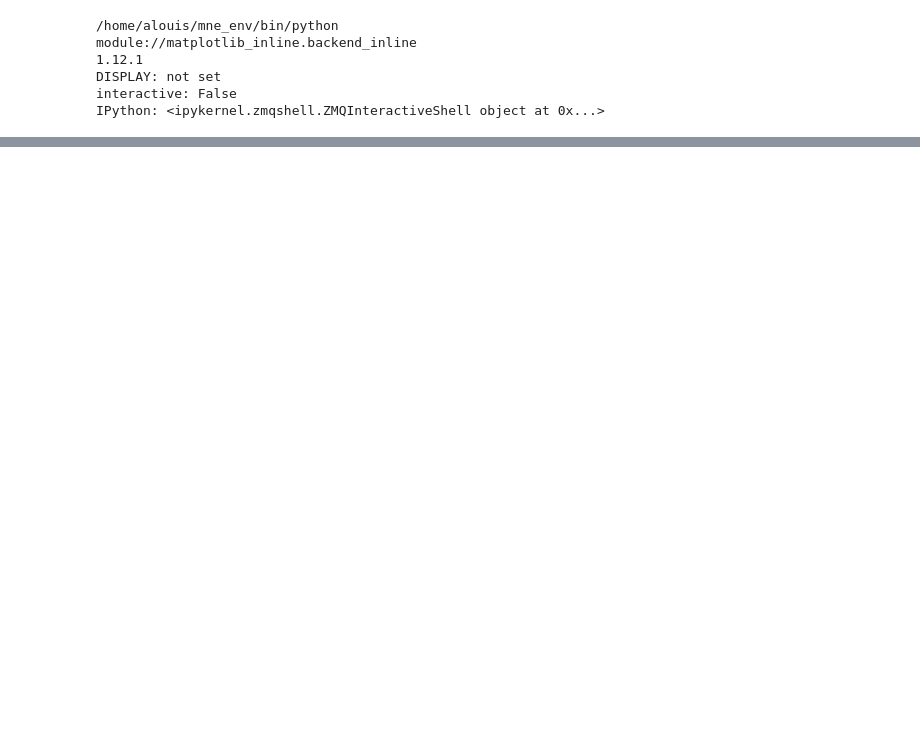
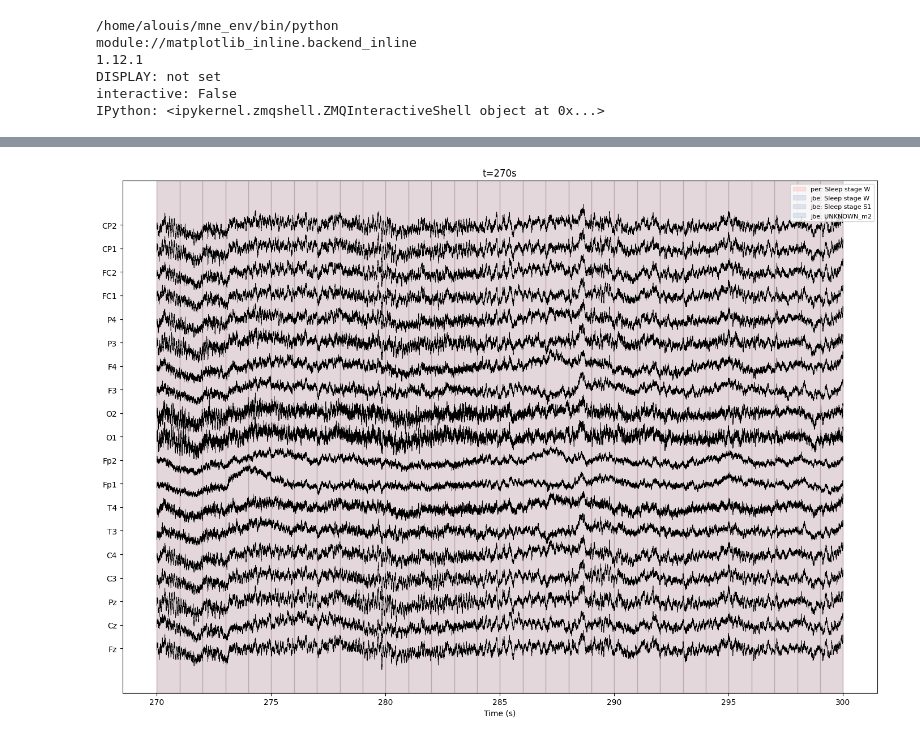
Before and after one commit to AlexvndreLs/dream-recall-alex, a Jupyter notebook: visu.ipynb, the cells around one changed output, grey strips where cells are left out. Cells and saved outputs as stored; diff of their text form; code cells hidden in the pictures; blank space fills up the shorter version.

```diff
--- a/visu.ipynb
+++ b/visu.ipynb
@@ -79 +69,40 @@ plt.show()
+# %%
+def plot_eeg_segment(raw, start_s, duration_s=30, n_ch=19, scale=50):
+    start = int(start_s * raw.info['sfreq'])
+    stop = int((start_s + duration_s) * raw.info['sfreq'])
+    data, times = raw[:n_ch, start:stop]
+    data_uv = data * 1e6
+
+    fig, ax = plt.subplots(figsize=(14, 10))
+
+    # Annotations dans la fenêtre seulement
+    colors = {'jbe': 'steelblue', 'per': 'tomato'}
+    for ann in raw.annotations:
+        onset = ann['onset']
+        dur = ann['duration']
+        if onset + dur < start_s or onset > start_s + duration_s:
+            continue
+        scorer = ann['description'].split('/')[0]
+        label = ann['description'].split('/')[-1]
+        x0 = max(onset, start_s)
+        x1 = min(onset + dur, start_s + duration_s)
+        ax.axvspan(x0, x1, alpha=0.15, color=colors.get(scorer, 'gray'), label=f"{scorer}: {label}")
+
+    for i in range(n_ch):
+        ax.plot(times, data_uv[i] / scale + i, 'k', lw=0.5)
+
+    ax.set_yticks(range(n_ch))
+    ax.set_yticklabels(raw.ch_names[:n_ch])
+    ax.set_xlabel('Time (s)')
+    ax.set_title(f't={start_s:.0f}s')
+    handles, labels = ax.get_legend_handles_labels()
+    by_label = dict(zip(labels, handles))
+    ax.legend(by_label.values(), by_label.keys(), loc='upper right', fontsize=8)
+    plt.tight_layout()
+    return fig
+# %%
+fig = plot_eeg_segment(raw, start_s=s1_onset)
+plt.show()
+# %% [output]
+[figure, added]
 # %%
```
Also changed, not shown: parts of 18 cells of this notebook.
